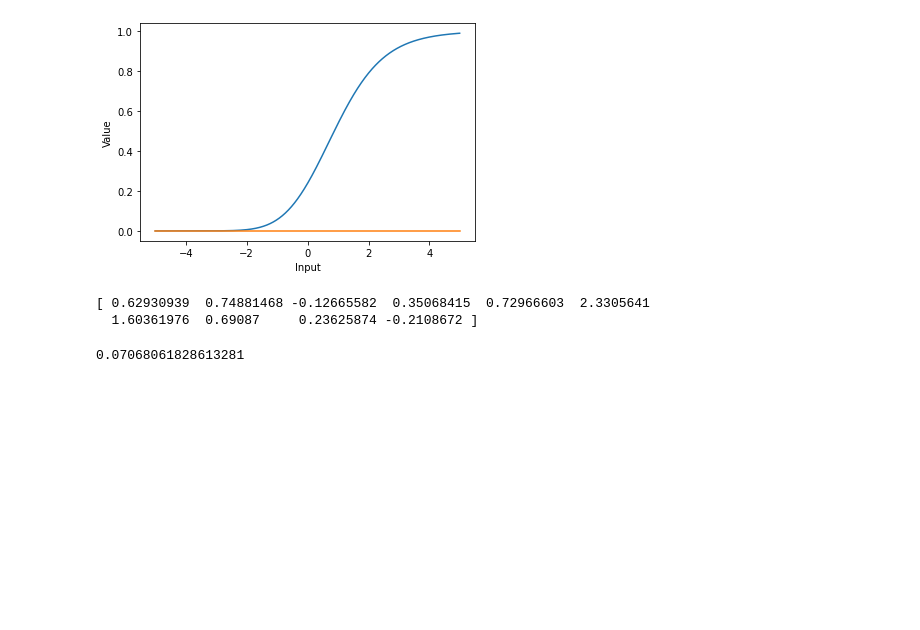
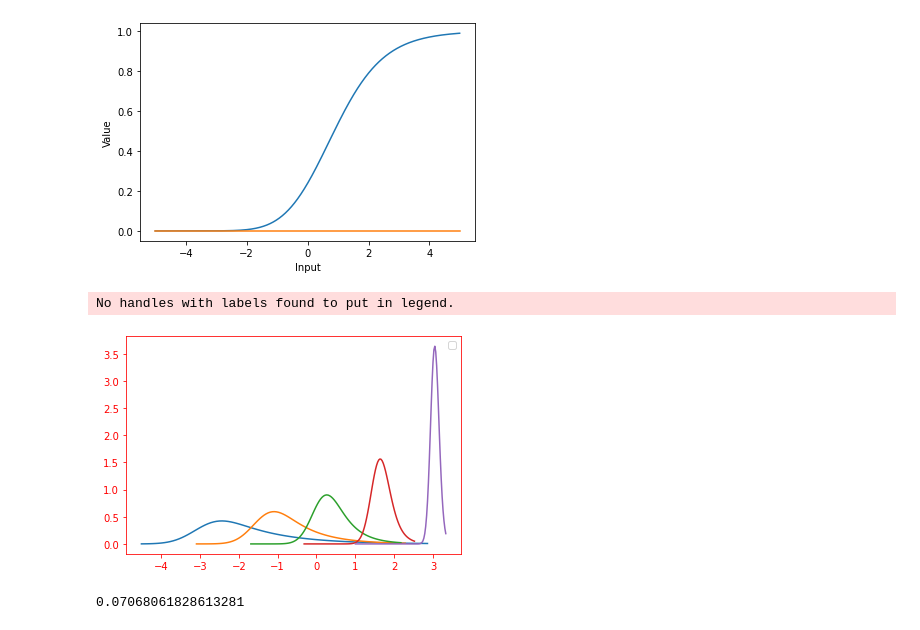
Before and after one commit to seblee97/student_teacher_catastrophic, a Jupyter notebook: cata/data_modules/custom_datasets/Convolution_test.ipynb, the cells around one changed output. Saved outputs shown, nothing was run; the diff lists cells and outputs as text; code cells hidden in the pictures; blank space fills up the shorter version.

```diff
--- a/cata/data_modules/custom_datasets/Convolution_test.ipynb
+++ b/cata/data_modules/custom_datasets/Convolution_test.ipynb
@@ -198,16 +200,26 @@ plt.show()
 # %%
 from scipy.stats import exponnorm
 
+k = np.linspace(2.5,0,5, endpoint=False)
+mean = np.linspace(-3,3,5)
+std = np.linspace(0.5, 0, 5, endpoint = False)
+x = [np.linspace(exponnorm.ppf(0.01,i,loc = j, scale = 1), exponnorm.ppf(0.99, i, loc = j, scale = z), 100) for i,j,z in zip(k, mean, std)]
+y = [exponnorm(i, loc = j, scale = z).rvs(size=1000) for i,j,z in  zip(k,mean, std)]
+fig, ax = plt.subplots(1, 1)
+for _ in range(len(y)):
+    plt.plot(x[_], exponnorm.pdf(x[_],k[_], loc = mean[_], scale =std[_] ))
 
-rv = exponnorm(0.5)
-y = rv.rvs(size=10)
-print(y)
-#fig, ax = plt.subplots(1, 1)
-#ax.hist(y, density=True, histtype='stepfilled', alpha=0.2)
-#plt.show()
+ax.spines['bottom'].set_color('red')
+ax.spines['top'].set_color('red')
+ax.spines['right'].set_color('red')
+ax.spines['left'].set_color('red')
+ax.tick_params(axis='x', colors='red', which = 'both')
+ax.tick_params(axis='y', colors='red', which = 'both')
+plt.legend()
+plt.show()
 # %% [output]
-[ 0.62930939  0.74881468 -0.12665582  0.35068415  0.72966603  2.3305641
-  1.60361976  0.69087     0.23625874 -0.2108672 ]
+No handles with labels found to put in legend.
+[figure, added]
 # %%
 from scipy.stats import exponnorm
 import time
```
Also changed, not shown: parts of 1 cell of this notebook, 3 other files.
